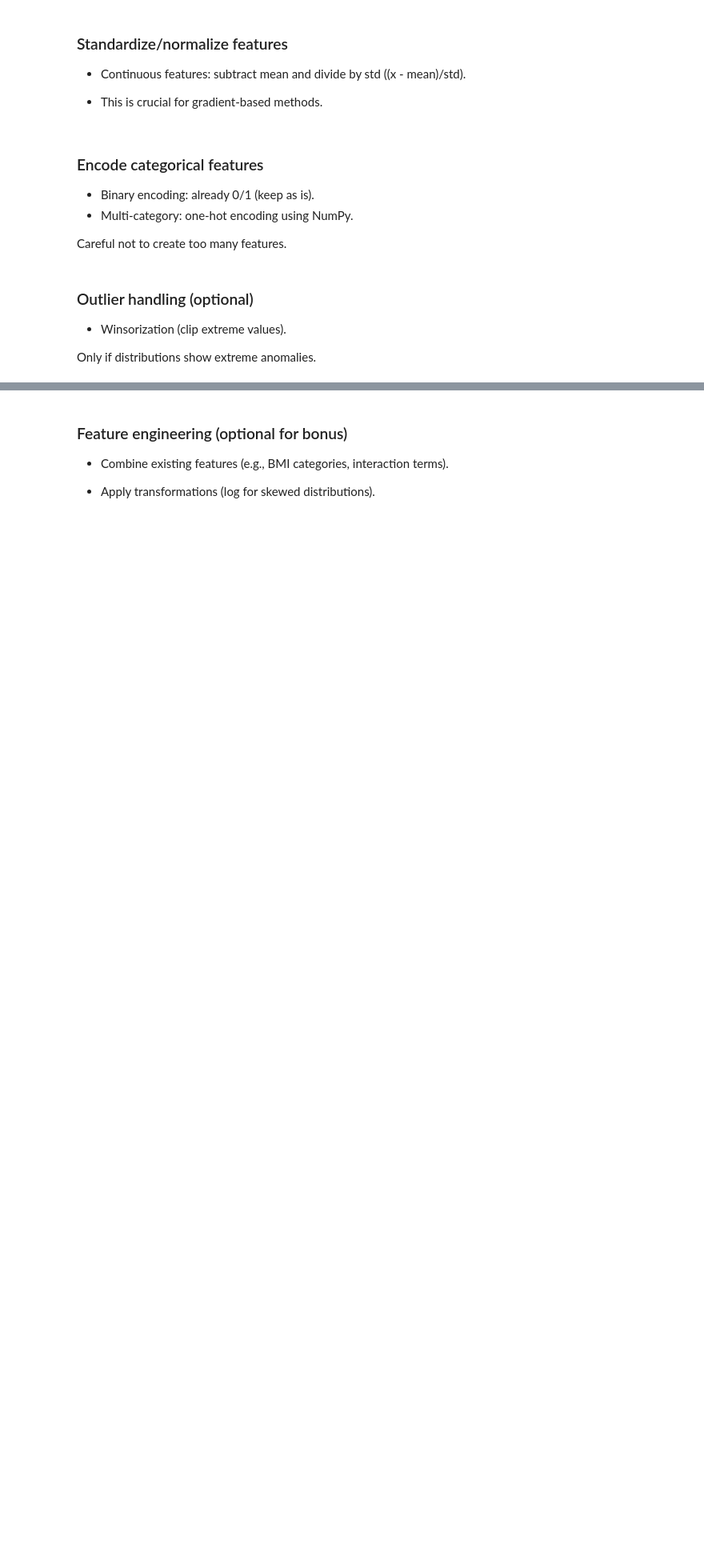
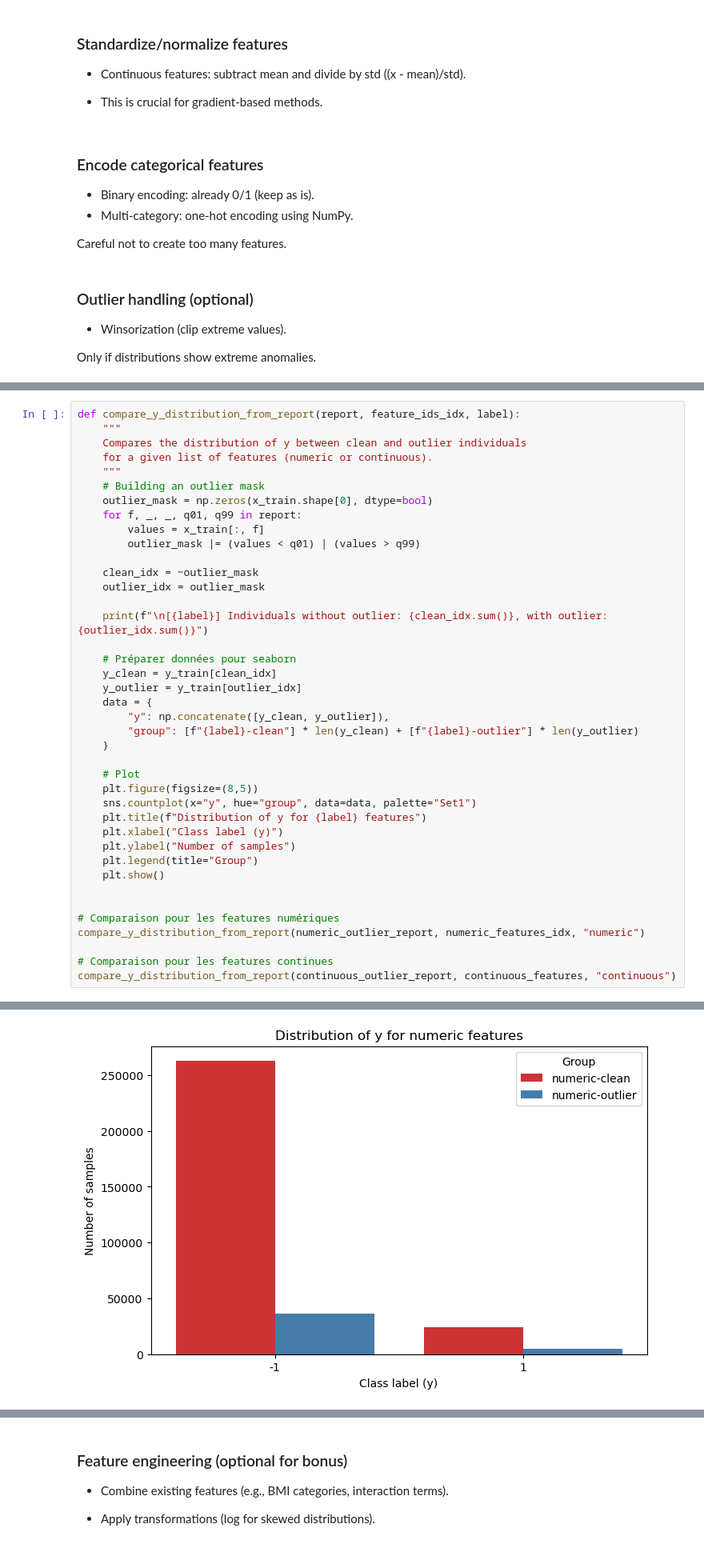
Before and after one commit to ismaberra/ml-higgs-classification, a Jupyter notebook: eda.ipynb, the cells around one changed output, grey strips where cells are left out. Shown at 80% size. Saved outputs shown, nothing was run; the diff lists cells and outputs as text; blank space fills up the shorter version.

```diff
--- a/eda.ipynb
+++ b/eda.ipynb
@@ -242,0 +320,41 @@ Only if distributions show extreme anomalies.
+# %%
+def compare_y_distribution_from_report(report, feature_ids_idx, label):
+    """
+    Compares the distribution of y between clean and outlier individuals
+    for a given list of features (numeric or continuous).
+    """
+    # Building an outlier mask
+    outlier_mask = np.zeros(x_train.shape[0], dtype=bool)
+    for f, _, _, q01, q99 in report:
+        values = x_train[:, f]
+        outlier_mask |= (values < q01) | (values > q99)
+
+    clean_idx = ~outlier_mask
+    outlier_idx = outlier_mask
+
+    print(f"\n[{label}] Individuals without outlier: {clean_idx.sum()}, with outlier: {outlier_idx.sum()}")
+
+    # Préparer données pour seaborn
+    y_clean = y_train[clean_idx]
+    y_outlier = y_train[outlier_idx]
+    data = {
+        "y": np.concatenate([y_clean, y_outlier]),
+        "group": [f"{label}-clean"] * len(y_clean) + [f"{label}-outlier"] * len(y_outlier)
+    }
+
+    # Plot
+    plt.figure(figsize=(8,5))
+    sns.countplot(x="y", hue="group", data=data, palette="Set1")
+    plt.title(f"Distribution of y for {label} features")
+    plt.xlabel("Class label (y)")
+    plt.ylabel("Number of samples")
+    plt.legend(title="Group")
+    plt.show()
+
+
+# Comparaison pour les features numériques
+compare_y_distribution_from_report(numeric_outlier_report, numeric_features_idx, "numeric")
+
+# Comparaison pour les features continues
+compare_y_distribution_from_report(continuous_outlier_report, continuous_features, "continuous")
+# %% [output]
@@ -242,0 +362 @@ Only if distributions show extreme anomalies.
+[figure, added]
```
Also changed, not shown: parts of 11 cells of this notebook.
